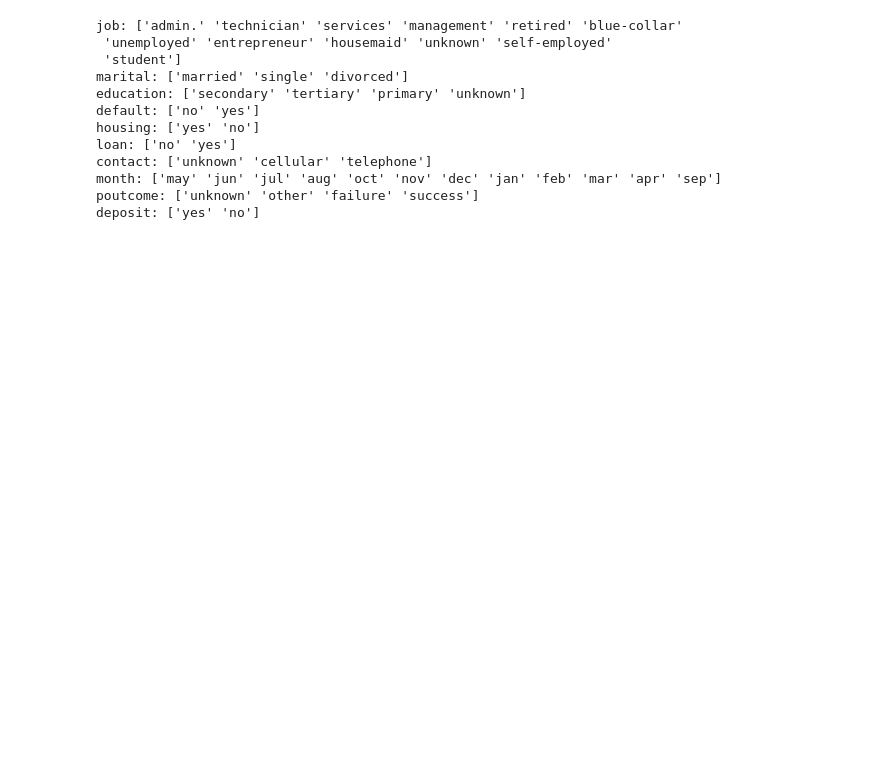
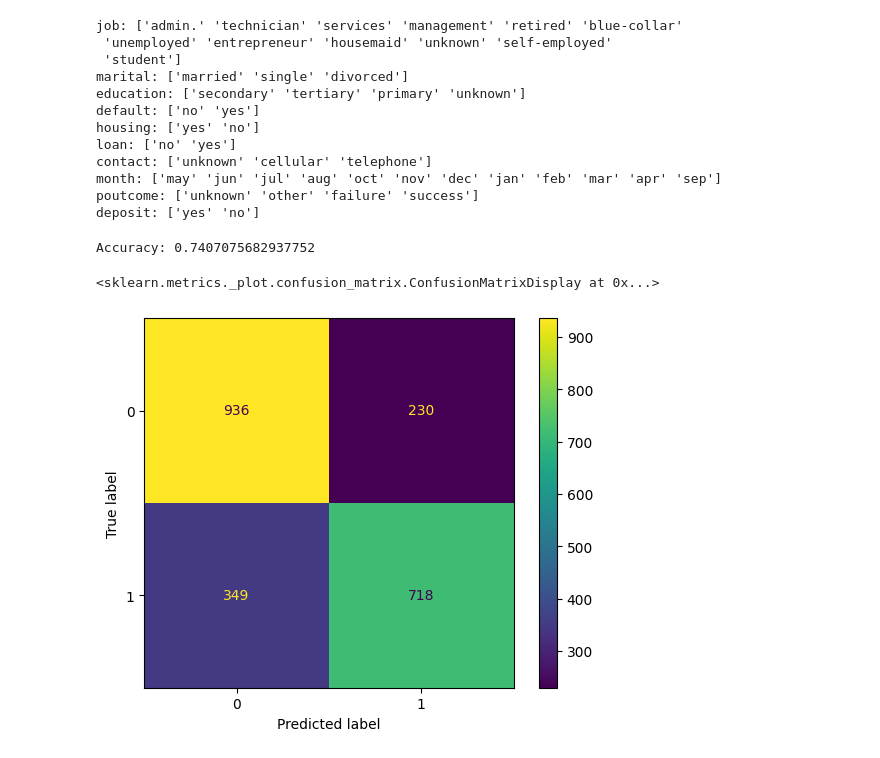
Before and after one commit to felipenovella/TPIa, a Jupyter notebook: Novella_Safar_(CE).ipynb, the cells around one changed output. Saved outputs shown, nothing was run; the diff lists cells and outputs as text; code cells hidden in the pictures; blank space fills up the shorter version.

```diff
--- a/Novella_Safar_(CE).ipynb
+++ b/Novella_Safar_(CE).ipynb
@@ -70,3 +61,29 @@ from sklearn.preprocessing import StandardScaler
 scaler = StandardScaler()
 X_train_scaled = scaler.fit_transform(X_train)
 X_test_scaled = scaler.transform(X_test)
+# %%
+#parte 1: atributos numericos
+
+
+from sklearn.linear_model import LogisticRegression
+from sklearn.metrics import accuracy_score, precision_score, recall_score, ConfusionMatrixDisplay
+
+# creamos y entrenamos el modelo
+modelo_log = LogisticRegression()
+modelo_log.fit(X_train_scaled, y_train)
+
+# Predecir sobre los datos de prueba
+y_pred_log = modelo_log.predict(X_test_scaled)
+
+# mostramos metricas
+print("Accuracy:", accuracy_score(y_test, y_pred_log))
+print("Precision:", precision_score(y_test, y_pred_log))
+print("Recall:", recall_score(y_test, y_pred_log))
+
+
+# Mostramos la matriz de confusion
+ConfusionMatrixDisplay.from_predictions(y_test, y_pred_log)
+# %% [output]
+Accuracy: 0.7407075682937752
+<sklearn.metrics._plot.confusion_matrix.ConfusionMatrixDisplay at 0x...>
+[figure, added]
```
Also changed, not shown: parts of 7 cells of this notebook.
